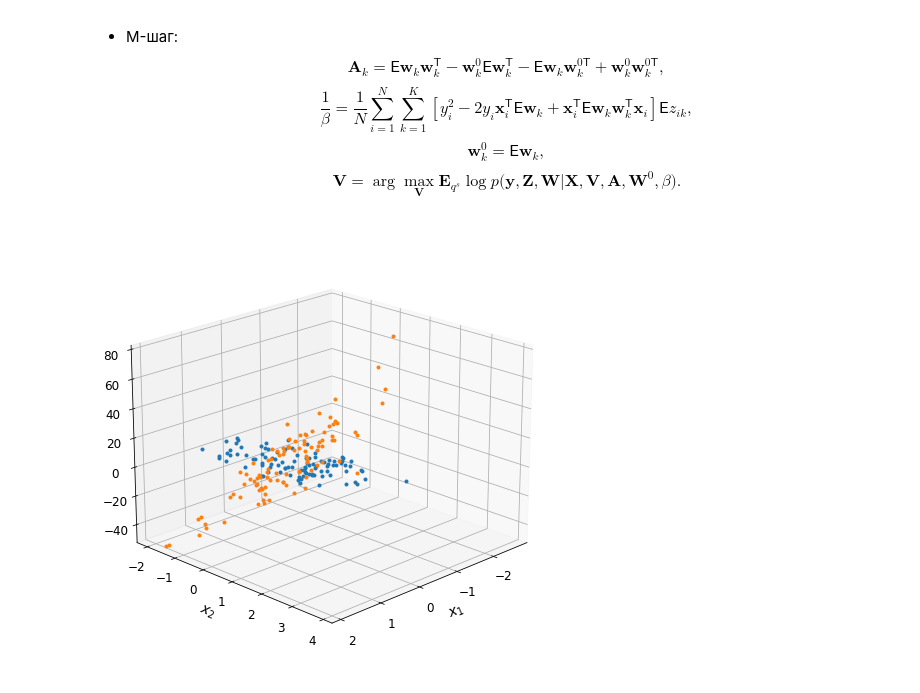
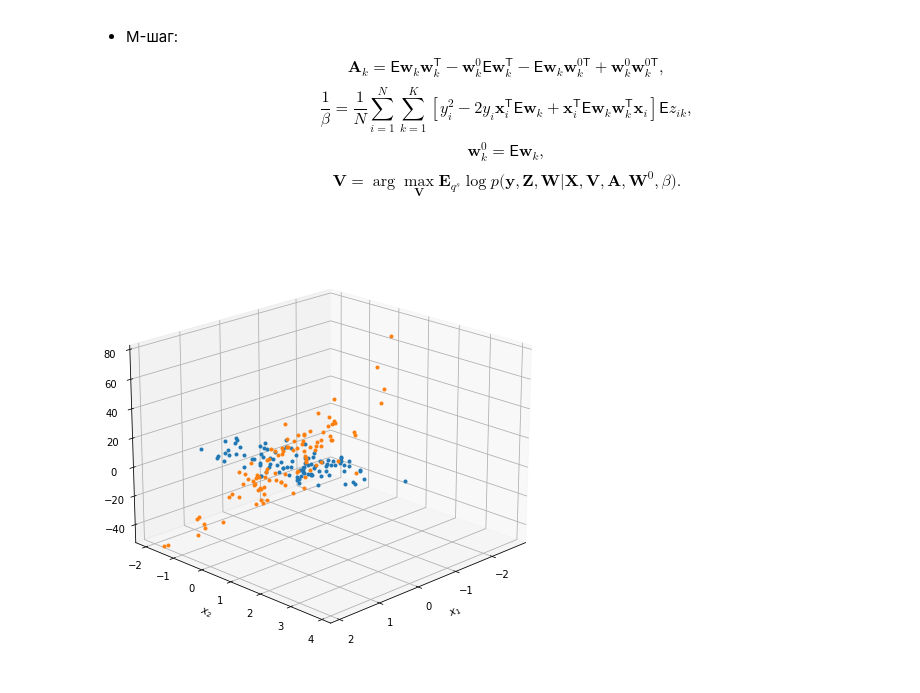
Before and after one commit to andriygav/MachineLearningSeminars, a Jupyter notebook: sem11/main.ipynb, the cells around one changed output. Saved outputs shown, nothing was run; the diff lists cells and outputs as text; code cells hidden in the pictures.

```diff
--- a/sem11/main.ipynb
+++ b/sem11/main.ipynb
@@ -371,28 +370,19 @@ real_second_w = np.array([[0.], [30.]])
 y = np.vstack([X[:N//2]@real_first_w, X[N//2:]@real_second_w])\
     + noise_target*np.random.randn(N, 1)
 # %%
-plt.rcParams['xtick.labelsize'] = 12
-plt.rcParams['ytick.labelsize'] = 12
-plt.rcParams['legend.fontsize'] = 12
-plt.rcParams['axes.titlesize']=14
-plt.rcParams['axes.labelsize']=14
-plt.rcParams["legend.labelspacing"] = 0.1
-plt.rcParams["legend.handletextpad"] = 0.1
-#################################################
-
 fig = plt.figure(figsize=(8, 8))
 ax = fig.add_subplot(111, projection='3d')
 
 ax.plot(X[:N//2, 0], X[:N//2,1], y[:N//2, 0], '.')
 ax.plot(X[N//2:, 0], X[N//2:,1], y[N//2:, 0], '.')
 
 ax.set_zlim((-50, 80))
 ax.view_init(20, 45)
 ax.set_xlabel('$x_1$')
 ax.set_ylabel('$x_2$')
 plt.show()
 # %% [output]
-[figure, old version]
+[figure, new version]
 # %%
 X_tr = torch.FloatTensor(X)
 Y_tr = torch.FloatTensor(y)
```
Also changed, not shown: parts of 8 cells of this notebook, 1 other file.
